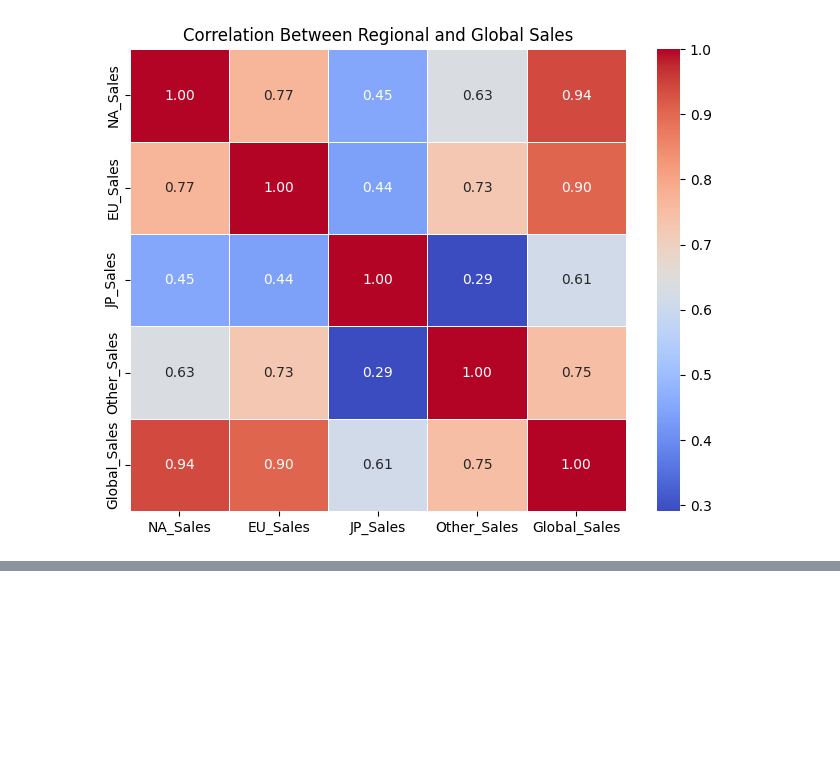
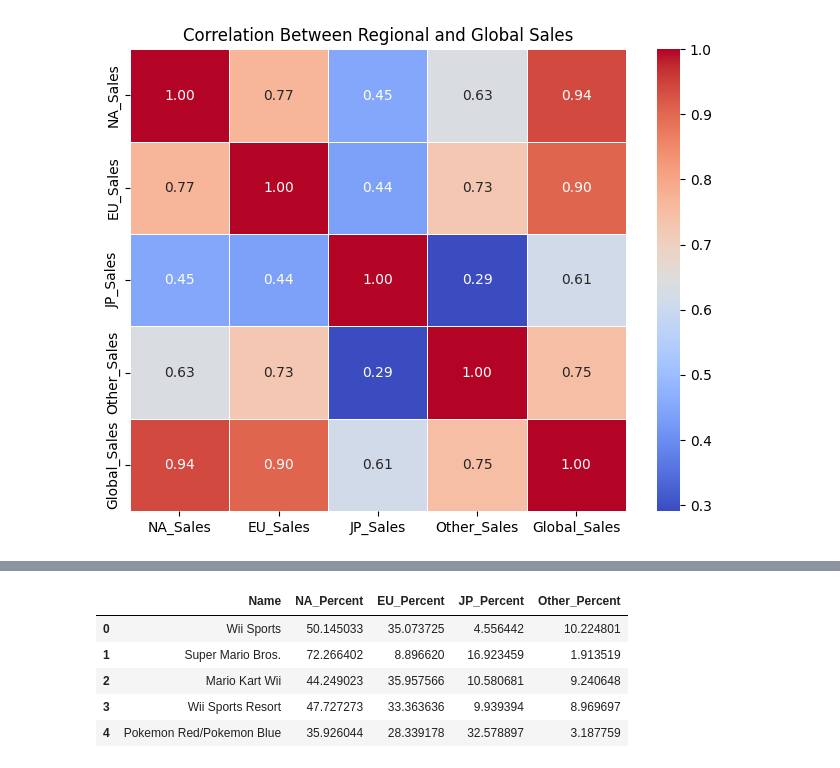
Before and after one commit to Darknight47/Data-Science-Projects-03, a Jupyter notebook: Sales_Prediction.ipynb, the cells around one changed output, grey strips where cells are left out. Cells and saved outputs as stored; diff of their text form; code cells hidden in the pictures; blank space fills up the shorter version.

```diff
--- a/Sales_Prediction.ipynb
+++ b/Sales_Prediction.ipynb
@@ -209,0 +221,19 @@ plt.show()
+# %%
+# Avoid division by zero errors
+positive_global_sales = cleaned_dataset[cleaned_dataset['Global_Sales'] > 0]
+# %%
+# Calculate percentage contributions
+positive_global_sales['NA_Percent'] = (positive_global_sales['NA_Sales'] / positive_global_sales['Global_Sales']) * 100
+positive_global_sales['EU_Percent'] = (positive_global_sales['EU_Sales'] / positive_global_sales['Global_Sales']) * 100
+positive_global_sales['JP_Percent'] = (positive_global_sales['JP_Sales'] / positive_global_sales['Global_Sales']) * 100
+positive_global_sales['Other_Percent'] = (positive_global_sales['Other_Sales'] / positive_global_sales['Global_Sales']) * 100
+# %%
+# Display a sample
+positive_global_sales[['Name', 'NA_Percent', 'EU_Percent', 'JP_Percent', 'Other_Percent']].head()
+# %% [output]
+|  | Name | NA_Percent | EU_Percent | JP_Percent | Other_Percent |
+| 0 | Wii Sports | 50.145033 | 35.073725 | 4.556442 | 10.224801 |
+| 1 | Super Mario Bros. | 72.266402 | 8.896620 | 16.923459 | 1.913519 |
+| 2 | Mario Kart Wii | 44.249023 | 35.957566 | 10.580681 | 9.240648 |
+| 3 | Wii Sports Resort | 47.727273 | 33.363636 | 9.939394 | 8.969697 |
+| 4 | Pokemon Red/Pokemon Blue | 35.926044 | 28.339178 | 32.578897 | 3.187759 |
```
Also changed, not shown: parts of 5 cells of this notebook.
